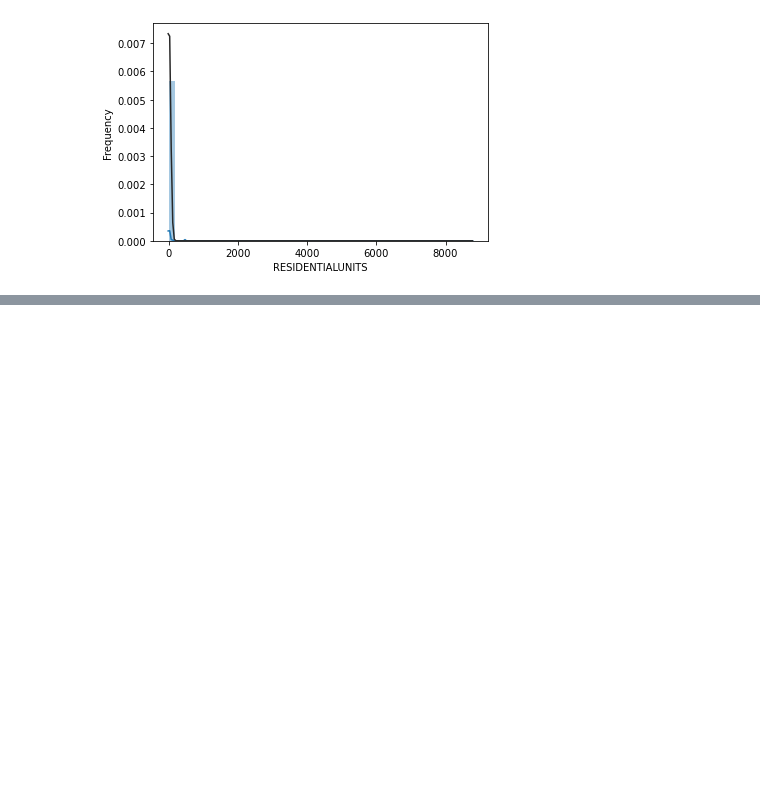
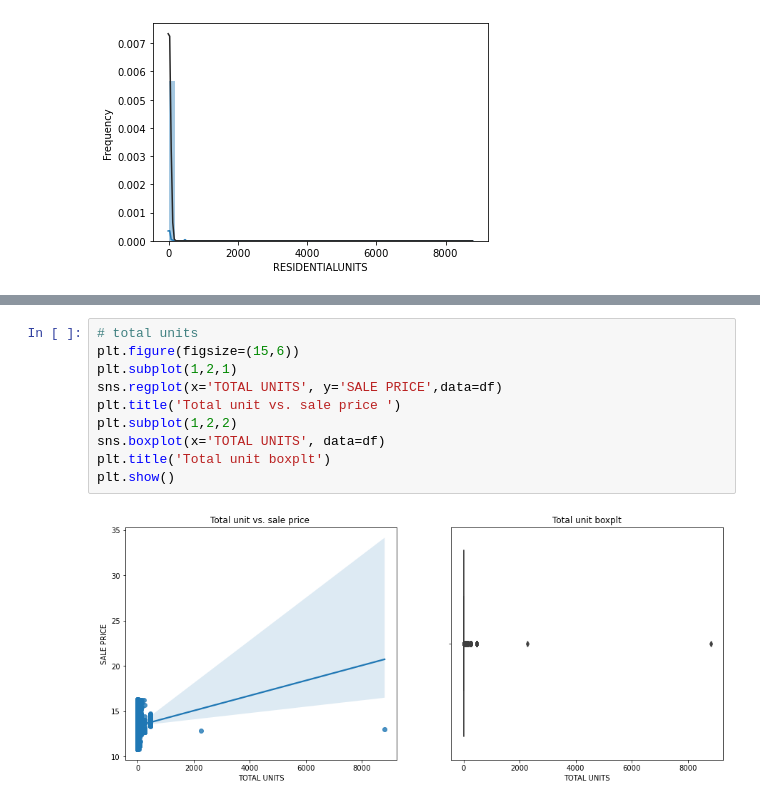
Before and after one commit to neveram/NYC-Housing-Price-Prediction, a Jupyter notebook: Data Preprocessing and Visualization.ipynb, the cells around one changed output, grey strips where cells are left out. Cells and saved outputs as stored; diff of their text form; blank space fills up the shorter version.

```diff
--- a/Data Preprocessing and Visualization.ipynb
+++ b/Data Preprocessing and Visualization.ipynb
@@ -591,0 +638,12 @@ b=sns.jointplot(x="GROSS SQUARE FEET", y="SALE PRICE", data=df,
+# %%
+# total units
+plt.figure(figsize=(15,6))
+plt.subplot(1,2,1)
+sns.regplot(x='TOTAL UNITS', y='SALE PRICE',data=df)
+plt.title('Total unit vs. sale price ')
+plt.subplot(1,2,2)
+sns.boxplot(x='TOTAL UNITS', data=df)
+plt.title('Total unit boxplt')
+plt.show()
+# %% [output]
+[figure, added]
```
Also changed, not shown: parts of 63 cells of this notebook.
